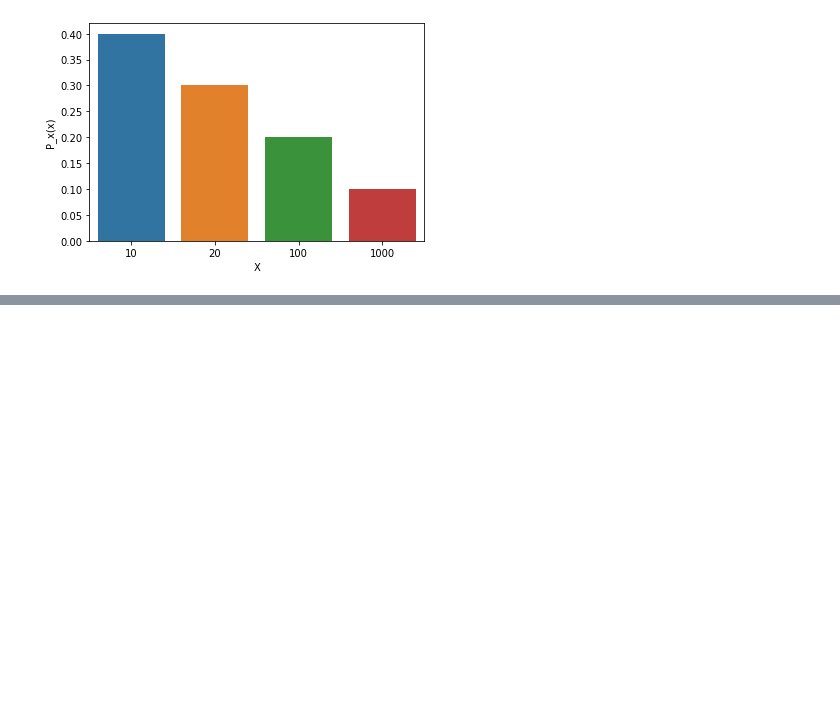
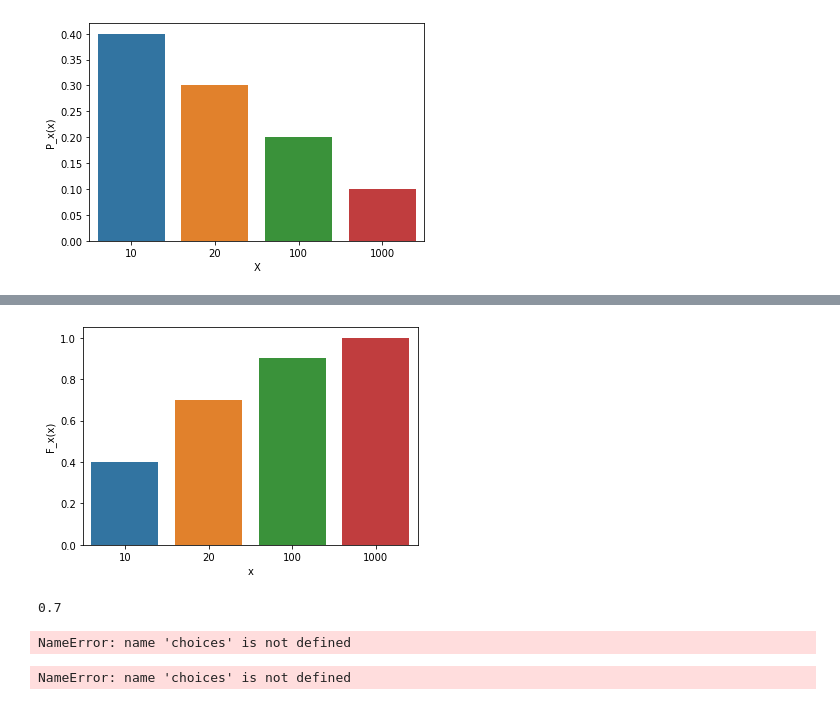
Before and after one commit to LPK99/Statistics_Vin, a Jupyter notebook: ipynb/btth_1_2.ipynb, the cells around one changed output, grey strips where cells are left out. Cells and saved outputs as stored; diff of their text form; code cells hidden in the pictures; blank space fills up the shorter version.

```diff
--- a/ipynb/btth_1_2.ipynb
+++ b/ipynb/btth_1_2.ipynb
@@ -30,0 +13,18 @@ array(...)
+# %%
+cdf = np.cumsum(pmf)
+CDF = sns.barplot(x, cdf)
+CDF.set(xlabel = 'x', ylabel = 'F_x(x)')
+plt.show()
+print(cdf[1])
+# %% [output]
+[figure, added]
+0.7
+# %%
+
+X = choices(x, pmf, 4)
+# %% [output]
+NameError: name 'choices' is not defined
+# %%
+help(choices)
+# %% [output]
+NameError: name 'choices' is not defined
```
Also changed, not shown: parts of 2 cells of this notebook, 1 other file.
